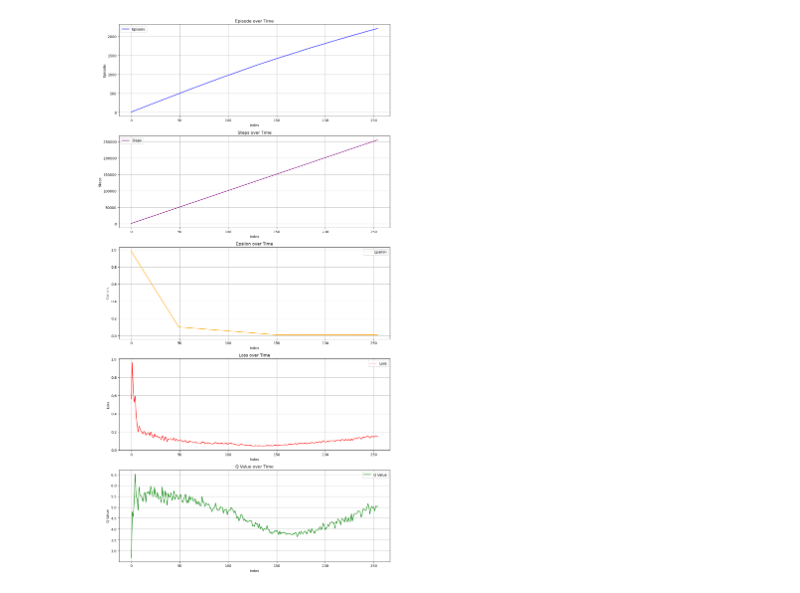
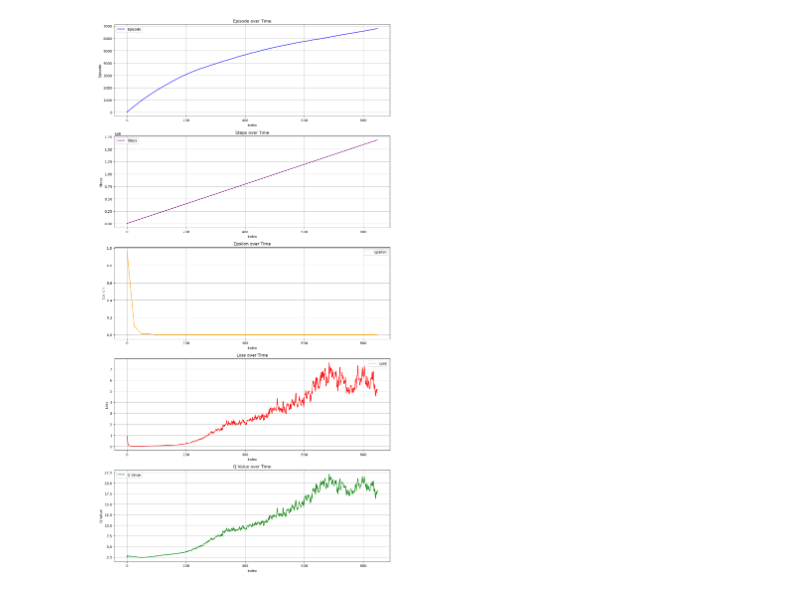
Before and after one commit to WhizZest/Book_Code_RL, a Jupyter notebook: ch07_值函数逼近/非线性逼近/FlappyBird-rgb/readCSV.ipynb, the cells around one changed output. Saved outputs shown, nothing was run; the diff lists cells and outputs as text; code cells hidden in the pictures.

```diff
--- a/ch07_值函数逼近/非线性逼近/FlappyBird-rgb/readCSV.ipynb
+++ b/ch07_值函数逼近/非线性逼近/FlappyBird-rgb/readCSV.ipynb
@@ -55,32 +55,32 @@ def plot_csv_data(file_name, num_last_episodes=None):
         plt.plot(data["loss"], label="Loss", color='red')
         plt.xlabel("Index")
         plt.ylabel("Loss")
         plt.title("Loss over Time")
         plt.grid()
         plt.legend()
 
         # 绘制 Q_value 图像
         plt.subplot(9, 1, 5)
         plt.plot(data["Q_value"], label="Q Value", color='green')
         plt.xlabel("Index")
         plt.ylabel("Q Value")
         plt.title("Q Value over Time")
         plt.grid()
         plt.legend()
 
         # 调整布局并显示图像
         plt.tight_layout()
         plt.show()
 
     except FileNotFoundError:
         print("文件未找到，请检查文件名后重试。")
     except pd.errors.EmptyDataError:
         print("文件为空，请检查文件内容。")
     except Exception as e:
         print(f"发生错误：{e}")
 
-csv_file = f'dueling_dqn_noise_MultiStep_PER_2024-12-14_21-48-13.csv'
+csv_file = f'dueling_dqn_noise_MultiStep_PER_2024-12-16_11-09-20.csv'
 # 调用函数，只显示最后 20 个数据
 plot_csv_data(csv_file)
 # %% [output]
-[figure, old version]
+[figure, new version]
```
Also changed, not shown: 1 other file.
